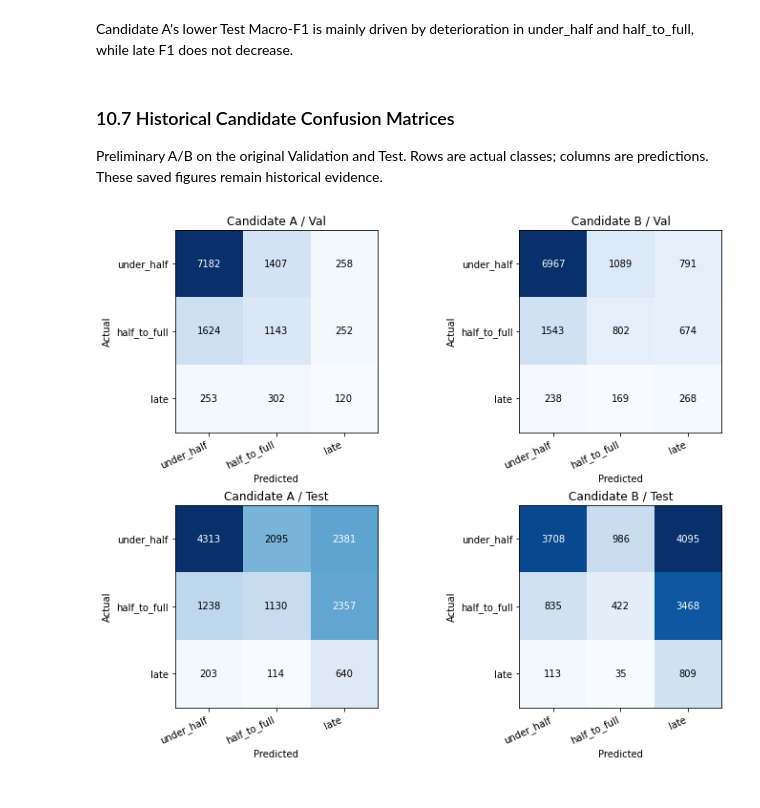
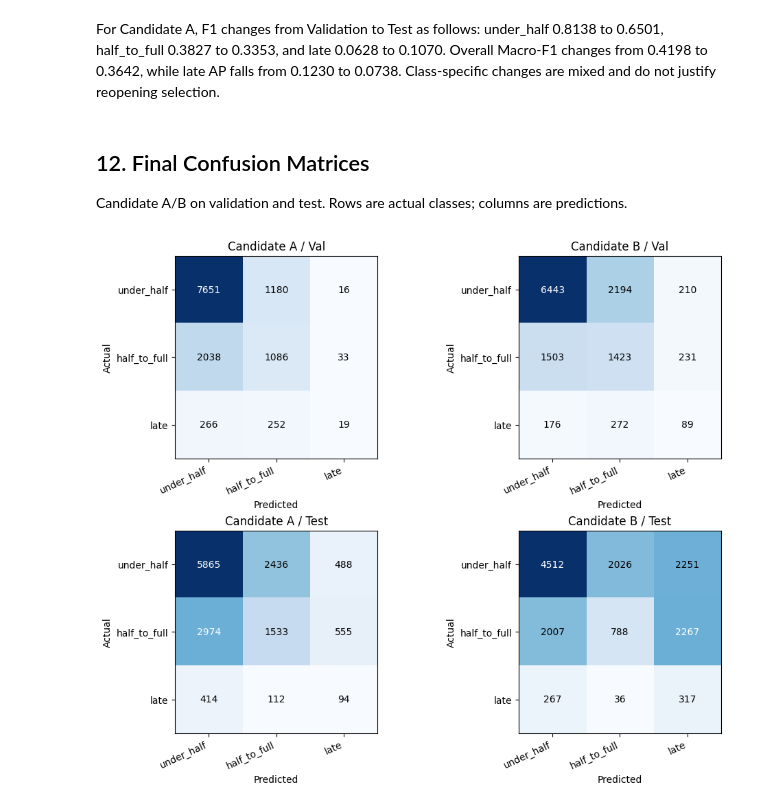
Before and after one commit to zhuamnq/Team2_IT5006_Ecommerce_Analytics_AY2627Sem1, a Jupyter notebook: notebooks/04_classification_promise_band_modeling.ipynb, the cells around one changed output. Drawn from its saved outputs; the diff is of its cells as text; code cells hidden in the pictures.

```diff
--- a/notebooks/04_classification_promise_band_modeling.ipynb
+++ b/notebooks/04_classification_promise_band_modeling.ipynb
@@ -111,6 +113,7 @@ Use median imputation for numeric features and most-frequent imputation plus one
 # %%
-numeric_features = X_train.select_dtypes(include="number").columns.tolist()
-categorical_features = [f for f in features if f not in numeric_features]
+CAT_COLS = ["customer_state", "seller_state", "product_category", "purchase_dow", "purchase_month"]
+categorical_features = [f for f in features if f in CAT_COLS]
+numeric_features = [f for f in features if f not in CAT_COLS]
 
 def build_preprocessor(scale=False):
     numeric_steps = [("impute", SimpleImputer(strategy="median"))]
@@ -120,9 +123,12 @@ def build_preprocessor(scale=False):
         ("numeric", Pipeline(numeric_steps), numeric_features),
         ("categorical", Pipeline([
             ("impute", SimpleImputer(strategy="most_frequent")),
-            ("encode", OneHotEncoder(handle_unknown="ignore", sparse=False)),
+            ("encode", OneHotEncoder(handle_unknown="ignore", sparse_output=False)),
         ]), categorical_features),
     ], remainder="drop", sparse_threshold=0)
 
 logistic_preprocessor = build_preprocessor(scale=True)
 tree_preprocessor = build_preprocessor()
+
+print("Numeric features:", numeric_features)
+print("Categorical features:", categorical_features)
@@ -820,17 +668,15 @@ These configurations were selected using the original Validation only, then eval
 # %%
-candidate_rows = {"Candidate A": overall, "Candidate B": business}
-candidate_models, candidate_results, test_cache = {}, {}, {}
+candidate_results = {}
 candidate_summary_rows, candidate_report_rows = [], []
 for label, row in candidate_rows.items():
-    key = (float(row["C"]), row["Weight"])
-    model = Pipeline([("preprocessor", tuning_preprocessor), ("model", fitted_lr[key])])
-    candidate_models[label] = model
-    if key not in test_cache:
-        test_cache[key] = evaluate_classifier(model, test_df[features], test_df[TARGET])
-    for split, result in [("Val", tuning_evaluations[key]), ("Test", test_cache[key])]:
+    model = candidate_models[label]
+    for split, frame in splits.items():
+        result = evaluate_classifier(model, frame[features], frame[TARGET])
         candidate_results[label, split] = result
-        candidate_summary_rows.append({"Candidate": label, "C": row["C"], "Weight": row["Weight"],
-            "Split": split, **{k: v for k, v in result.items() if k not in ("report", "matrix")}})
+        candidate_summary_rows.append({
+            "Candidate": label, "C": row["C"], "Weight": row["Weight"], "Split": split,
+            **{k: result[k] for k in CV_METRICS},
+        })
         candidate_report_rows.append(result["report"].assign(Candidate=label, Split=split))
 candidate_summary = pd.DataFrame(candidate_summary_rows)
 candidate_per_class = pd.concat(candidate_report_rows).rename_axis("Class").reset_index()
@@ -927,14 +776,24 @@ display(candidate_a_class_comparison.round(4))
 # %% [markdown]
-Candidate A's lower Test Macro-F1 is mainly driven by deterioration in under_half and half_to_full, while late F1 does not decrease.
+For Candidate A, F1 changes from Validation to Test as follows: under_half 0.8138 to 0.6501, half_to_full 0.3827 to 0.3353, and late 0.0628 to 0.1070. Overall Macro-F1 changes from 0.4198 to 0.3642, while late AP falls from 0.1230 to 0.0738. Class-specific changes are mixed and do not justify reopening selection.
 # %% [markdown]
-### 10.7 Historical Candidate Confusion Matrices
+## 12. Final Confusion Matrices
 
-Preliminary A/B on the original Validation and Test. Rows are actual classes; columns are predictions. These saved figures remain historical evidence.
+Candidate A/B on validation and test. Rows are actual classes; columns are predictions.
 # %%
-fig, axes = plt.subplots(2, 2, figsize=(10, 8), constrained_layout=True)
+def plot_confusion_matrix(matrix, ax, title):
+    ax.imshow(matrix, cmap="Blues")
+    ax.set_xticks(range(3)); ax.set_xticklabels(BANDS, rotation=25, ha="right")
+    ax.set_yticks(range(3)); ax.set_yticklabels(BANDS)
+    ax.set_xlabel("Predicted"); ax.set_ylabel("Actual"); ax.set_title(title)
+    for i in range(3):
+        for j in range(3):
+            ax.text(j, i, str(matrix[i, j]), ha="center", va="center",
+                    color="white" if matrix[i, j] > matrix.max() / 2 else "black")
+
+fig, axes = plt.subplots(2, len(candidate_rows), figsize=(5 * len(candidate_rows), 8), constrained_layout=True, squeeze=False)
 for column, label in enumerate(candidate_rows):
     for row, split in enumerate(["Val", "Test"]):
         plot_confusion_matrix(candidate_results[label, split]["matrix"], axes[row, column], f"{label} / {split}")
 plt.show()
 # %% [output]
-[figure, old version]
+[figure, new version]
```
Also changed, not shown: parts of 65 cells of this notebook, 2 other files.
